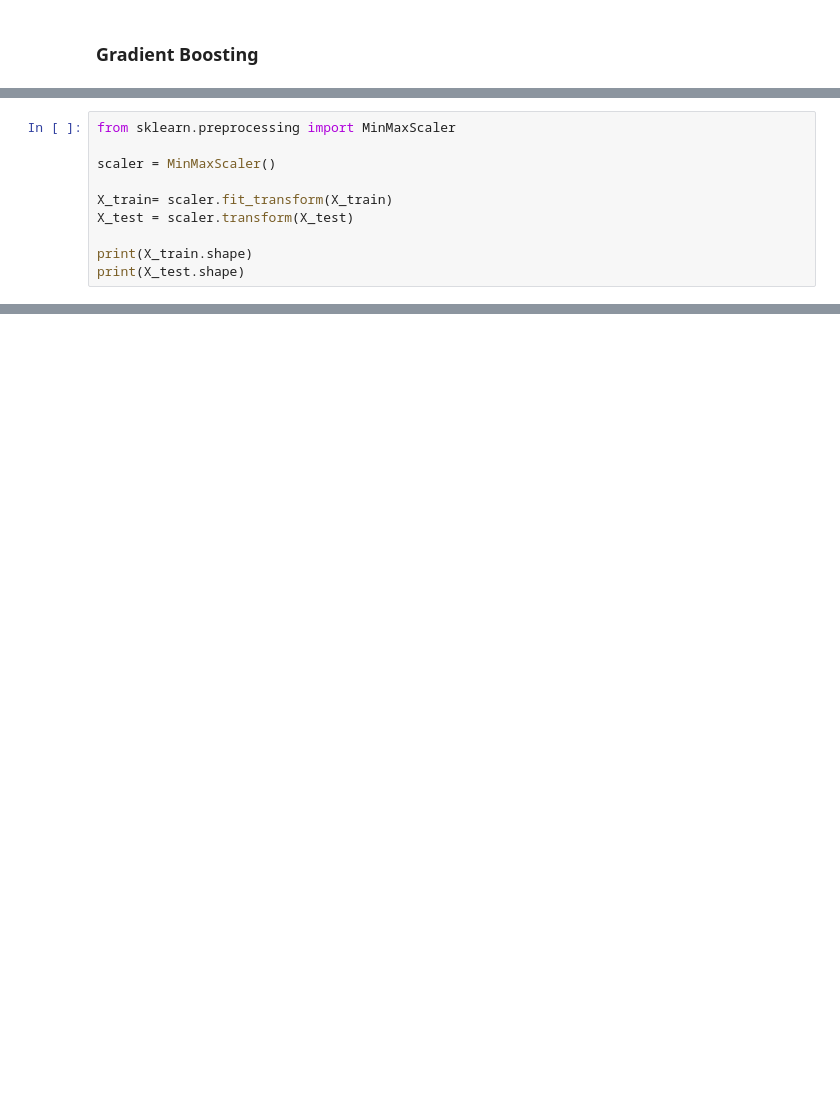
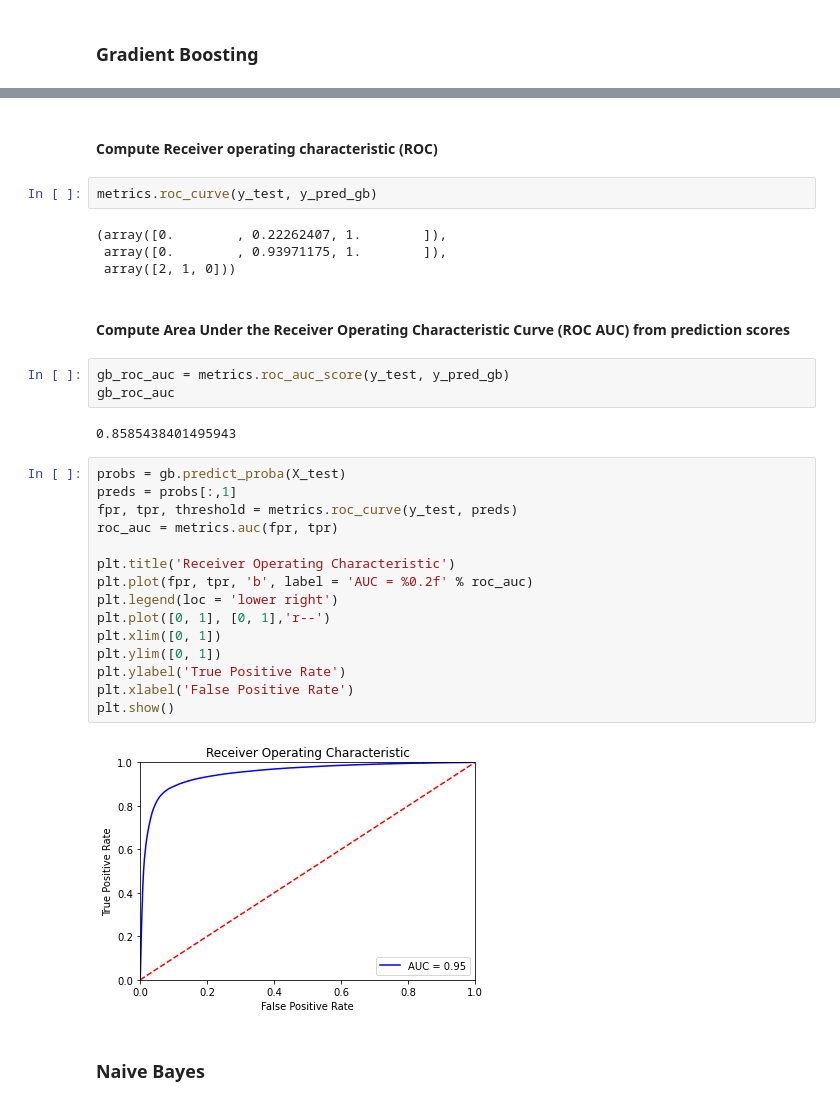
Before and after one commit to natakatch/Springboard, a Jupyter notebook: Capstone two/Notebooks/lending_data_5_Modeling.ipynb, the cells around one changed output, grey strips where cells are left out. Saved outputs shown, nothing was run; the diff lists cells and outputs as text; blank space fills up the shorter version.

```diff
--- a/Capstone two/Notebooks/lending_data_5_Modeling.ipynb
+++ b/Capstone two/Notebooks/lending_data_5_Modeling.ipynb
@@ -573,10 +615,0 @@ Artificial Neural Networks
-# %%
-from sklearn.preprocessing import MinMaxScaler
-
-scaler = MinMaxScaler()
-
-X_train= scaler.fit_transform(X_train)
-X_test = scaler.transform(X_test)
-
-print(X_train.shape)
-print(X_test.shape)
@@ -614,0 +631,34 @@ losses
+# %% [markdown]
+#### Compute Receiver operating characteristic (ROC)
+# %%
+metrics.roc_curve(y_test, y_pred_gb)
+# %% [output]
+(array([0.        , 0.22262407, 1.        ]),
+ array([0.        , 0.93971175, 1.        ]),
+ array([2, 1, 0]))
+# %% [markdown]
+#### Compute Area Under the Receiver Operating Characteristic Curve (ROC AUC) from prediction scores
+# %%
+gb_roc_auc = metrics.roc_auc_score(y_test, y_pred_gb)
+gb_roc_auc
+# %% [output]
+0.8585438401495943
+# %%
+probs = gb.predict_proba(X_test)
+preds = probs[:,1]
+fpr, tpr, threshold = metrics.roc_curve(y_test, preds)
+roc_auc = metrics.auc(fpr, tpr)
+
+plt.title('Receiver Operating Characteristic')
+plt.plot(fpr, tpr, 'b', label = 'AUC = %0.2f' % roc_auc)
+plt.legend(loc = 'lower right')
+plt.plot([0, 1], [0, 1],'r--')
+plt.xlim([0, 1])
+plt.ylim([0, 1])
+plt.ylabel('True Positive Rate')
+plt.xlabel('False Positive Rate')
+plt.show()
+# %% [output]
+[figure, added]
+# %% [markdown]
+### Naive Bayes
```
Also changed, not shown: parts of 81 cells of this notebook.
